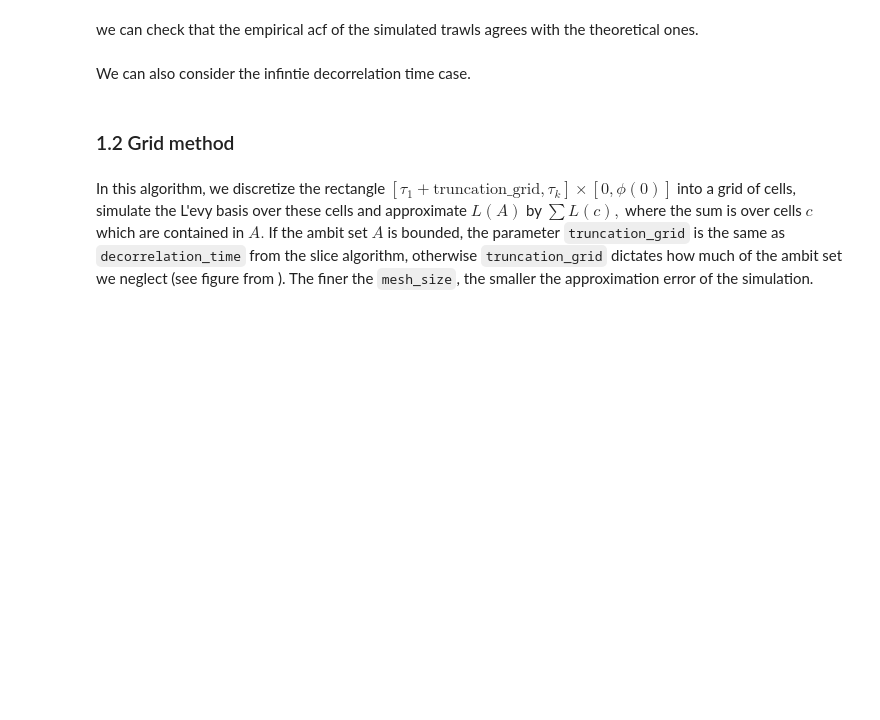
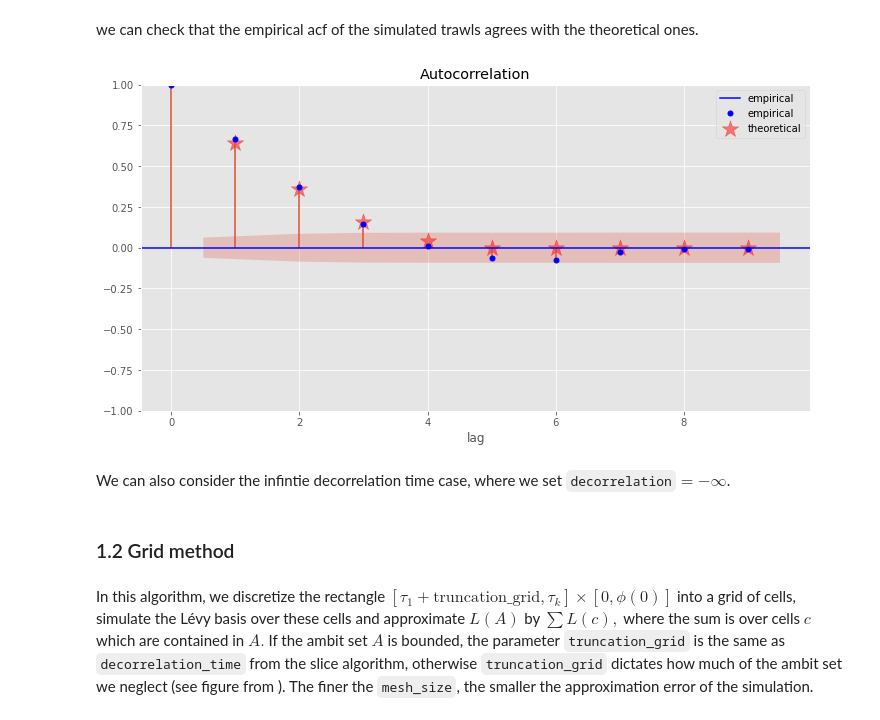
Before and after one commit to danleonte/Ambit_Stochastics, a Jupyter notebook: Trawl processes example usage.ipynb, the cells around one changed output. Saved outputs shown, nothing was run; the diff lists cells and outputs as text; code cells hidden in the pictures; blank space fills up the shorter version.

```diff
--- a/Trawl processes example usage.ipynb
+++ b/Trawl processes example usage.ipynb
@@ -97,14 +113,16 @@ we can check that the empirical acf of the simulated trawls agrees with the theo
 # %%
 fig_acf, ax_acf = plt.subplots(1,1,figsize=(12,6))
 plot_acf(trawl_slice_1.values[1], lags = 9, ax=ax_acf, color = 'blue', label='empirical')
 ax_acf.set_xlabel('lag')
 x = np.arange(1,10,1)
 y = trawl_slice_1.theoretical_acf(np.arange(1,10,1)*trawl_slice_1.tau)
 
-ax_acf.scatter(x,y.values(),marker = "*", color = 'r',s = 300,alpha = 0.5,label='theoretical')
-ax_acf.legend()
+_ = ax_acf.scatter(x,y.values(),marker = "*", color = 'r',s = 300,alpha = 0.5,label='theoretical')
+_ = ax_acf.legend()
+# %% [output]
+[figure, added]
 # %% [markdown]
-We can also consider the infintie decorrelation time case.
+We can also consider the infintie decorrelation time case, where we set `decorrelation`$=-\infty$.
 # %%
 trawl_function_slice_2 =  lambda x : np.exp(x/5) * (x<=0)
 decorrelation_time_slice_2 = -np.inf
@@ -116,5 +134,5 @@ trawl_slice_2 = trawl(nr_trawls = nr_trawls, nr_simulations = nr_simulations,tra
 # %% [markdown]
 ### 1.2  Grid method
 # %% [markdown]
-In this algorithm, we discretize the rectangle $[\tau_1+\text{truncation_grid},\tau_k] \times [0,\phi(0)]$ into a grid of cells, simulate the L\'evy basis over these cells and approximate $L(A)$ by $\sum{L(c)},$ where the sum is over cells $c$ which are contained in $A.$  If the ambit set $A$ is bounded, the parameter `truncation_grid` is the same as `decorrelation_time` from the slice algorithm, otherwise `truncation_grid`  dictates how much of the ambit set we neglect (see figure from ). The finer the `mesh_size`, the smaller the approximation error of the simulation.
+In this algorithm, we discretize the rectangle $[\tau_1+\text{truncation_grid},\tau_k] \times [0,\phi(0)]$ into a grid of cells, simulate the Lévy basis over these cells and approximate $L(A)$ by $\sum{L(c)},$ where the sum is over cells $c$ which are contained in $A.$  If the ambit set $A$ is bounded, the parameter `truncation_grid` is the same as `decorrelation_time` from the slice algorithm, otherwise `truncation_grid`  dictates how much of the ambit set we neglect (see figure from ). The finer the `mesh_size`, the smaller the approximation error of the simulation.
 # %%
```
Also changed, not shown: parts of 23 cells of this notebook, 11 other files.
